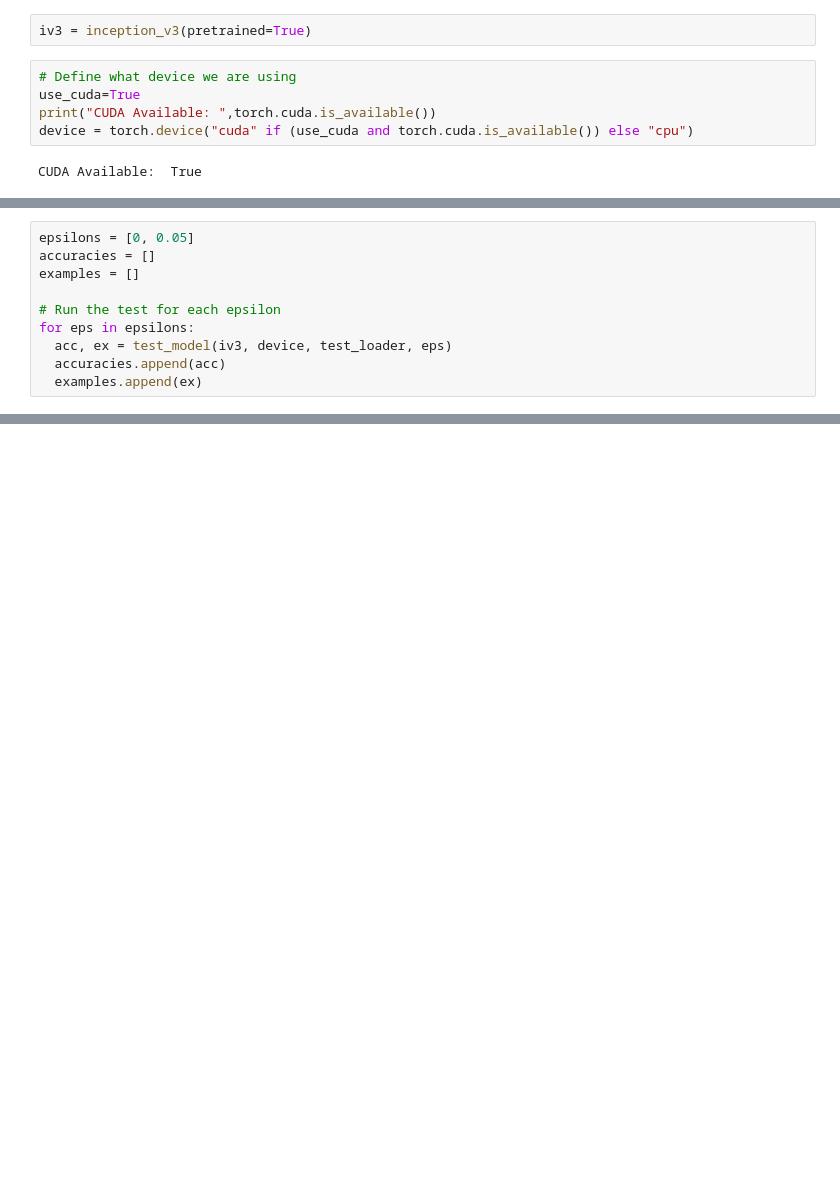
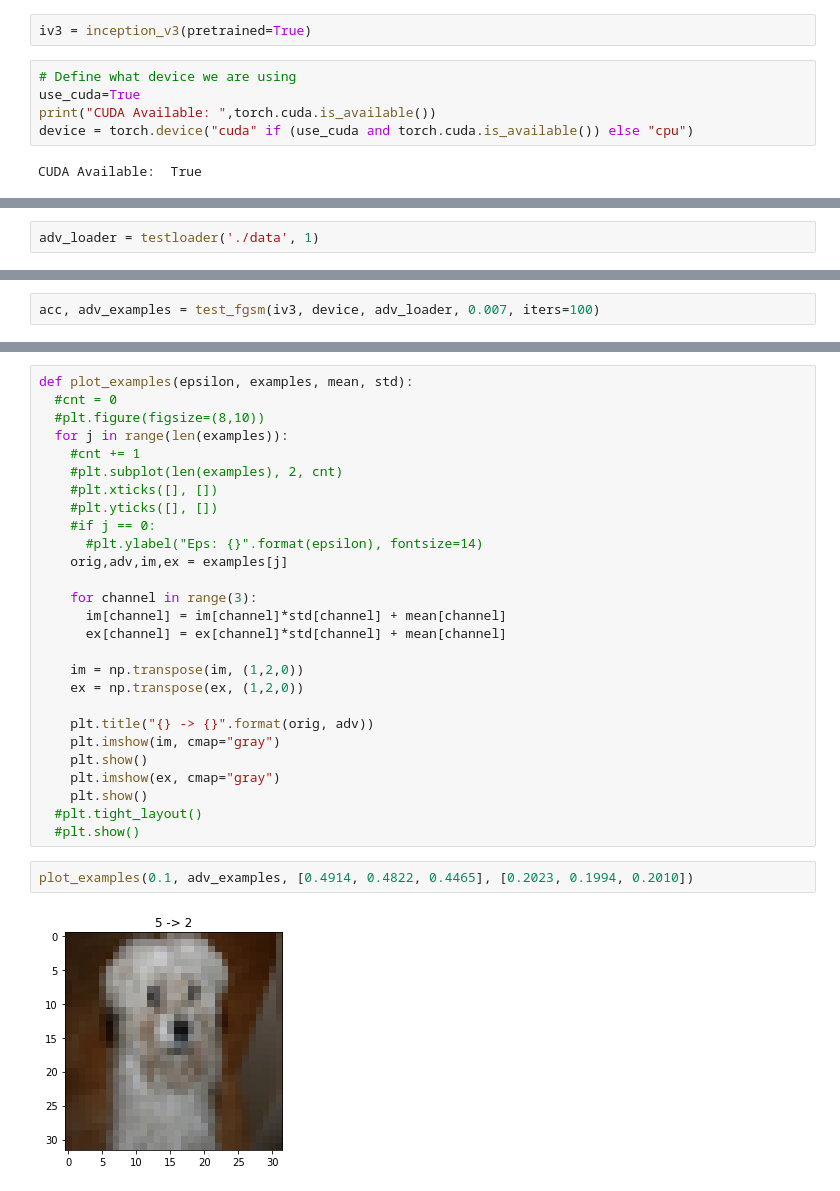
Before and after one commit to pabloac31/TFG, a Jupyter notebook: adversarial_attacks.ipynb, the cells around one changed output, grey strips where cells are left out. Saved outputs shown, nothing was run; the diff lists cells and outputs as text; blank space fills up the shorter version.

```diff
--- a/adversarial_attacks.ipynb
+++ b/adversarial_attacks.ipynb
@@ -59,10 +40,0 @@ Extracting ./data/cifar-10-python.tar.gz to ./data
-# %%
-epsilons = [0, 0.05]
-accuracies = []
-examples = []
-
-# Run the test for each epsilon
-for eps in epsilons:
-  acc, ex = test_model(iv3, device, test_loader, eps)
-  accuracies.append(acc)
-  examples.append(ex)
@@ -84,0 +45,2 @@ Fast-forward
+# %%
+adv_loader = testloader('./data', 1)
@@ -84,0 +49,2 @@ Fast-forward
+# %%
+acc, adv_examples = test_fgsm(iv3, device, adv_loader, 0.007, iters=100)
@@ -84,0 +135,31 @@ Fast-forward
+# %%
+def plot_examples(epsilon, examples, mean, std):
+  #cnt = 0
+  #plt.figure(figsize=(8,10))
+  for j in range(len(examples)):
+    #cnt += 1
+    #plt.subplot(len(examples), 2, cnt)
+    #plt.xticks([], [])
+    #plt.yticks([], [])
+    #if j == 0:
+      #plt.ylabel("Eps: {}".format(epsilon), fontsize=14)
+    orig,adv,im,ex = examples[j]
+
+    for channel in range(3):
+      im[channel] = im[channel]*std[channel] + mean[channel]
+      ex[channel] = ex[channel]*std[channel] + mean[channel]
+
+    im = np.transpose(im, (1,2,0))
+    ex = np.transpose(ex, (1,2,0))
+
+    plt.title("{} -> {}".format(orig, adv))
+    plt.imshow(im, cmap="gray")
+    plt.show()
+    plt.imshow(ex, cmap="gray")
+    plt.show()
+  #plt.tight_layout()
+  #plt.show()
+# %%
+plot_examples(0.1, adv_examples, [0.4914, 0.4822, 0.4465], [0.2023, 0.1994, 0.2010])
+# %% [output]
+[figure, added]
```
Also changed, not shown: parts of 11 cells of this notebook.
